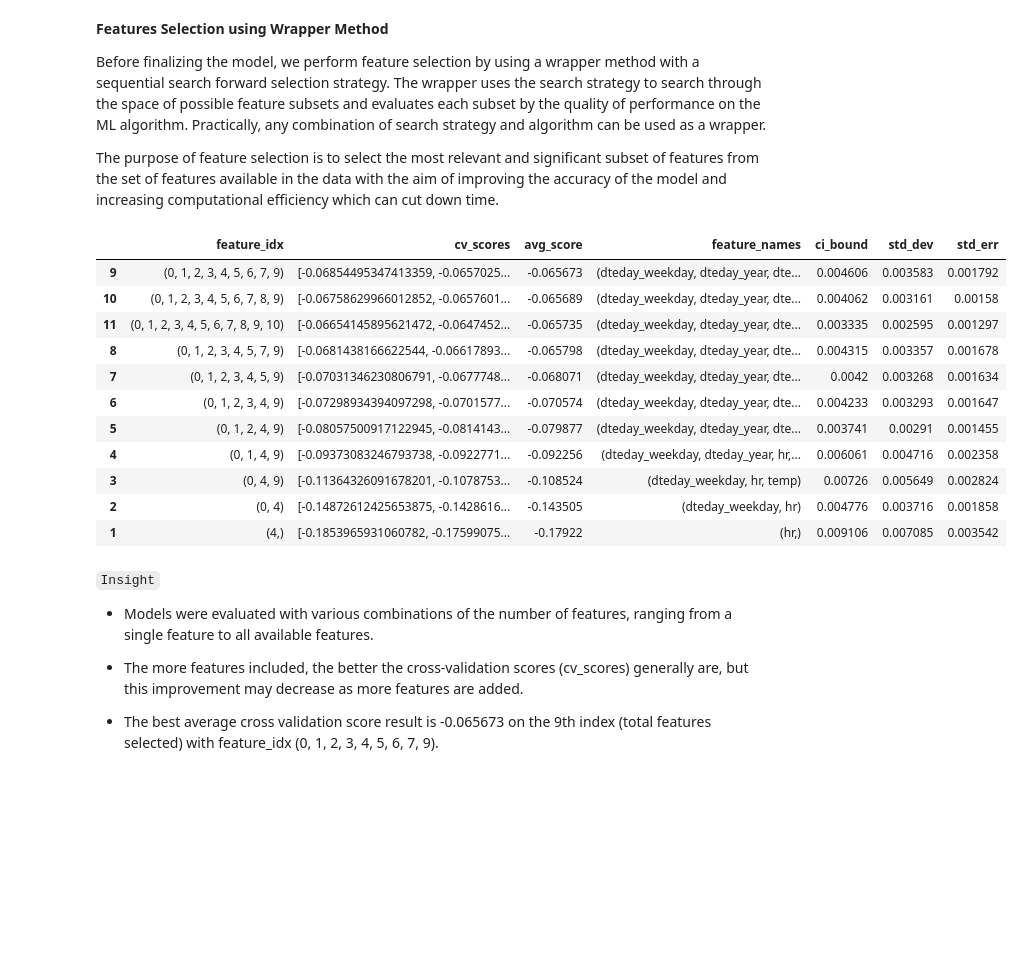
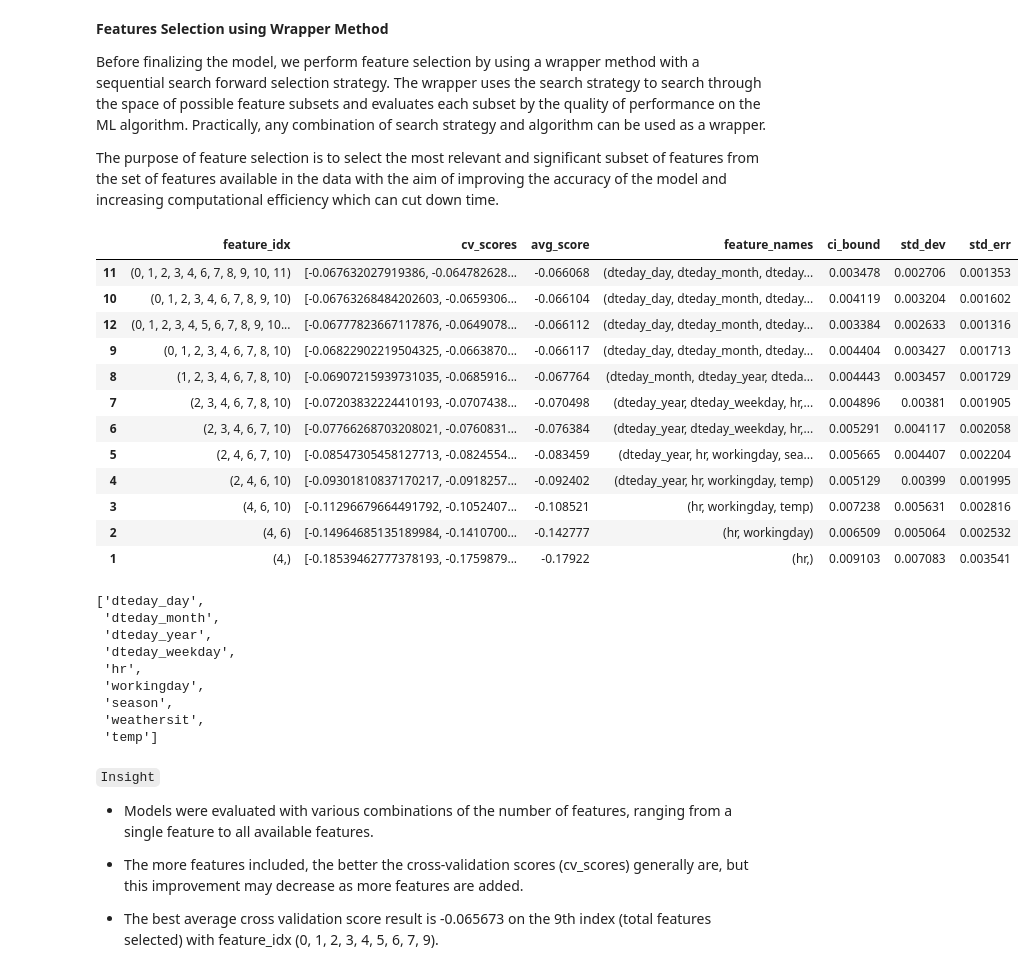
Before and after one commit to muharismrgn/Bike-Sharing-Demand-Prediction, a Jupyter notebook: notebook/Capstone 3.ipynb, the cells around one changed output. Drawn from its saved outputs; the diff is of its cells as text; code cells hidden in the pictures; blank space fills up the shorter version.

```diff
--- a/notebook/Capstone 3.ipynb
+++ b/notebook/Capstone 3.ipynb
@@ -1212,5 +1220,8 @@ tuned_xgboost.regressor.get_params()
 xgboost_tuned_params = {'learning_rate': 0.05,
                          'max_depth': 5,
                          'min_child_weight': 0,
-                         'n_estimators': 1100,
+                         'n_estimators': 1300,
                          'subsample': 0.9}
+
+tuned_models['xgboost'] = create_model(log_models['xgboost'], verbose=False)
+tuned_models['xgboost'].regressor.set_params(**xgboost_tuned_params)
@@ -1223,8 +1246,7 @@ print('Before Tuning:')
 create_model(log_models['xgboost'])
 
 print('After Tuning:')
-log_models['xgboost'].regressor.set_params(**xgboost_tuned_params)
-create_model(log_models['xgboost'])
+create_model(tuned_models['xgboost'])
 # %% [output]
 Before Tuning:
 [interactive output not drawn]
@@ -1360,3 +1378,6 @@ svr_tuned_params = {'C': 10,
                     'degree': 2,
                     'epsilon': 0.01,
                     'kernel': 'poly'}
+
+tuned_models['svr'] = create_model(log_models['svr'], verbose=False)
+tuned_models['svr'].regressor['model'].set_params(**svr_tuned_params)
@@ -1470,32 +1573,44 @@ The purpose of feature selection is to select the most relevant and significant
 from mlxtend.feature_selection import SequentialFeatureSelector
 
 forward = SequentialFeatureSelector(
-    estimator=log_models['catboost'],
+    estimator=tuned_models['catboost'],
     k_features='best',
     forward=True,
     verbose=0,
     scoring='neg_mean_absolute_percentage_error',
-    cv=5
+    cv = 5,
 )
 
 forward.fit(get_config('X_train_transformed'), np.log1p(get_config('y_train_transformed')))
 
 best_feature = pd.DataFrame.from_dict(forward.get_metric_dict()).T
 # %%
-best_feature.sort_values(by='avg_score', ascending=False)
+display(best_feature.sort_values(by='avg_score', ascending=False))
+selected_feature = list(best_feature.loc[9, 'feature_names'])
+selected_feature
 # %% [output]
 |  | feature_idx | cv_scores | avg_score | feature_names | ci_bound | std_dev | std_err |
-| 9 | (0, 1, 2, 3, 4, 5, 6, 7, 9) | [-0.06854495347413359, -0.0657025... | -0.065673 | (dteday_weekday, dteday_year, dte... | 0.004606 | 0.003583 | 0.001792 |
-| 10 | (0, 1, 2, 3, 4, 5, 6, 7, 8, 9) | [-0.06758629966012852, -0.0657601... | -0.065689 | (dteday_weekday, dteday_year, dte... | 0.004062 | 0.003161 | 0.00158 |
-| 11 | (0, 1, 2, 3, 4, 5, 6, 7, 8, 9, 10) | [-0.06654145895621472, -0.0647452... | -0.065735 | (dteday_weekday, dteday_year, dte... | 0.003335 | 0.002595 | 0.001297 |
-| 8 | (0, 1, 2, 3, 4, 5, 7, 9) | [-0.0681438166622544, -0.06617893... | -0.065798 | (dteday_weekday, dteday_year, dte... | 0.004315 | 0.003357 | 0.001678 |
-| 7 | (0, 1, 2, 3, 4, 5, 9) | [-0.07031346230806791, -0.0677748... | -0.068071 | (dteday_weekday, dteday_year, dte... | 0.0042 | 0.003268 | 0.001634 |
-| 6 | (0, 1, 2, 3, 4, 9) | [-0.07298934394097298, -0.0701577... | -0.070574 | (dteday_weekday, dteday_year, dte... | 0.004233 | 0.003293 | 0.001647 |
-| 5 | (0, 1, 2, 4, 9) | [-0.08057500917122945, -0.0814143... | -0.079877 | (dteday_weekday, dteday_year, dte... | 0.003741 | 0.00291 | 0.001455 |
-| 4 | (0, 1, 4, 9) | [-0.09373083246793738, -0.0922771... | -0.092256 | (dteday_weekday, dteday_year, hr,... | 0.006061 | 0.004716 | 0.002358 |
-| 3 | (0, 4, 9) | [-0.11364326091678201, -0.1078753... | -0.108524 | (dteday_weekday, hr, temp) | 0.00726 | 0.005649 | 0.002824 |
-| 2 | (0, 4) | [-0.14872612425653875, -0.1428616... | -0.143505 | (dteday_weekday, hr) | 0.004776 | 0.003716 | 0.001858 |
-| 1 | (4,) | [-0.1853965931060782, -0.17599075... | -0.17922 | (hr,) | 0.009106 | 0.007085 | 0.003542 |
+| 11 | (0, 1, 2, 3, 4, 6, 7, 8, 9, 10, 11) | [-0.067632027919386, -0.064782628... | -0.066068 | (dteday_day, dteday_month, dteday... | 0.003478 | 0.002706 | 0.001353 |
+| 10 | (0, 1, 2, 3, 4, 6, 7, 8, 9, 10) | [-0.06763268484202603, -0.0659306... | -0.066104 | (dteday_day, dteday_month, dteday... | 0.004119 | 0.003204 | 0.001602 |
+| 12 | (0, 1, 2, 3, 4, 5, 6, 7, 8, 9, 10... | [-0.06777823667117876, -0.0649078... | -0.066112 | (dteday_day, dteday_month, dteday... | 0.003384 | 0.002633 | 0.001316 |
+| 9 | (0, 1, 2, 3, 4, 6, 7, 8, 10) | [-0.06822902219504325, -0.0663870... | -0.066117 | (dteday_day, dteday_month, dteday... | 0.004404 | 0.003427 | 0.001713 |
+| 8 | (1, 2, 3, 4, 6, 7, 8, 10) | [-0.06907215939731035, -0.0685916... | -0.067764 | (dteday_month, dteday_year, dteda... | 0.004443 | 0.003457 | 0.001729 |
+| 7 | (2, 3, 4, 6, 7, 8, 10) | [-0.07203832224410193, -0.0707438... | -0.070498 | (dteday_year, dteday_weekday, hr,... | 0.004896 | 0.00381 | 0.001905 |
+| 6 | (2, 3, 4, 6, 7, 10) | [-0.07766268703208021, -0.0760831... | -0.076384 | (dteday_year, dteday_weekday, hr,... | 0.005291 | 0.004117 | 0.002058 |
+| 5 | (2, 4, 6, 7, 10) | [-0.08547305458127713, -0.0824554... | -0.083459 | (dteday_year, hr, workingday, sea... | 0.005665 | 0.004407 | 0.002204 |
+| 4 | (2, 4, 6, 10) | [-0.09301810837170217, -0.0918257... | -0.092402 | (dteday_year, hr, workingday, temp) | 0.005129 | 0.00399 | 0.001995 |
+| 3 | (4, 6, 10) | [-0.11296679664491792, -0.1052407... | -0.108521 | (hr, workingday, temp) | 0.007238 | 0.005631 | 0.002816 |
+| 2 | (4, 6) | [-0.14964685135189984, -0.1410700... | -0.142777 | (hr, workingday) | 0.006509 | 0.005064 | 0.002532 |
+| 1 | (4,) | [-0.18539462777378193, -0.1759879... | -0.17922 | (hr,) | 0.009103 | 0.007083 | 0.003541 |
+['dteday_day',
+ 'dteday_month',
+ 'dteday_year',
+ 'dteday_weekday',
+ 'hr',
+ 'workingday',
+ 'season',
+ 'weathersit',
+ 'temp']
 # %% [markdown]
 `Insight`
 
```
Also changed, not shown: parts of 95 cells of this notebook.
